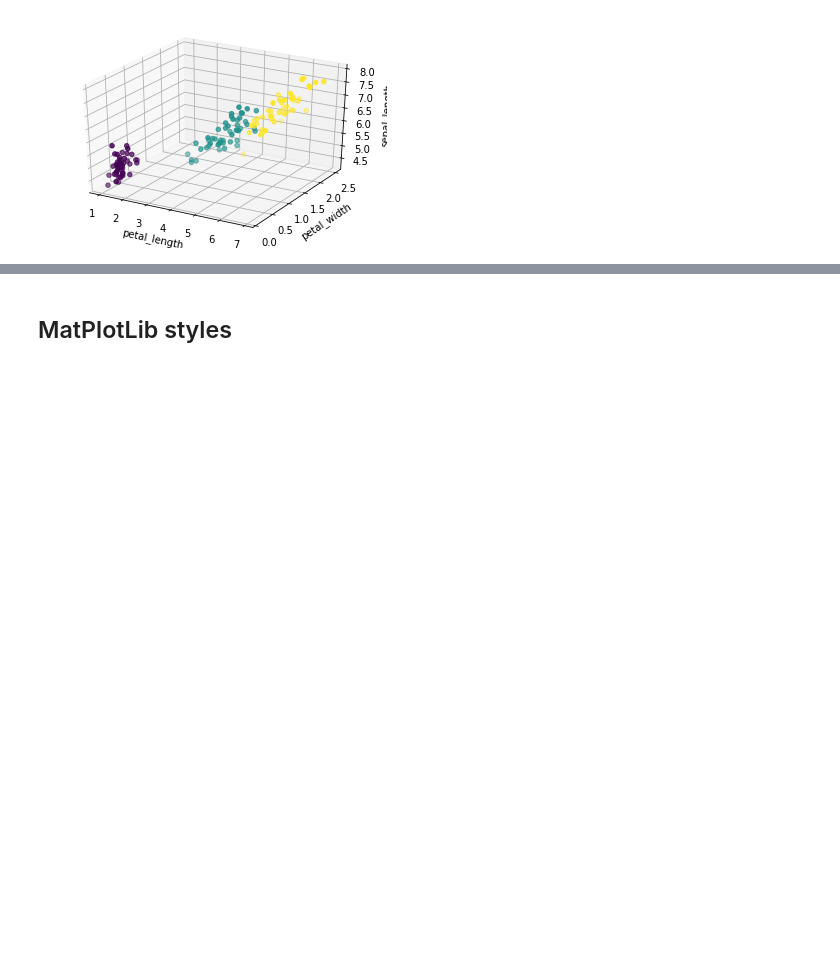
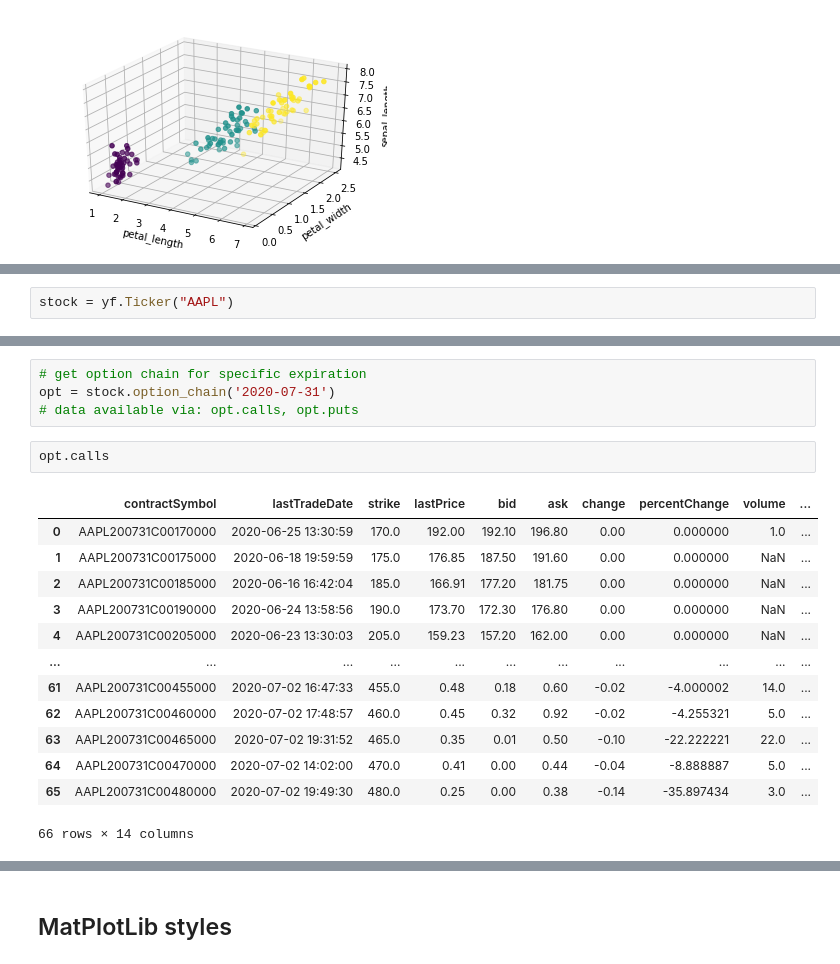
Before and after one commit to makzan/Beginning-Python-Course, a Jupyter notebook: lesson-9-plotting-graph-with-matplotlib/lesson-9-matplotlib.ipynb, the cells around one changed output, grey strips where cells are left out. Drawn from its saved outputs; the diff is of its cells as text; blank space fills up the shorter version.

```diff
--- a/lesson-9-plotting-graph-with-matplotlib/lesson-9-matplotlib.ipynb
+++ b/lesson-9-plotting-graph-with-matplotlib/lesson-9-matplotlib.ipynb
@@ -234,0 +339,2 @@ max        7.900000     4.400000      6.900000     2.500000
+# %%
+stock = yf.Ticker("AAPL")
@@ -234,0 +374,20 @@ max        7.900000     4.400000      6.900000     2.500000
+# %%
+# get option chain for specific expiration
+opt = stock.option_chain('2020-07-31')
+# data available via: opt.calls, opt.puts
+# %%
+opt.calls
+# %% [output]
+|  | contractSymbol | lastTradeDate | strike | lastPrice | bid | ask | change | percentChange | volume | ... |
+| 0 | AAPL200731C00170000 | 2020-06-25 13:30:59 | 170.0 | 192.00 | 192.10 | 196.80 | 0.00 | 0.000000 | 1.0 | ... |
+| 1 | AAPL200731C00175000 | 2020-06-18 19:59:59 | 175.0 | 176.85 | 187.50 | 191.60 | 0.00 | 0.000000 | NaN | ... |
+| 2 | AAPL200731C00185000 | 2020-06-16 16:42:04 | 185.0 | 166.91 | 177.20 | 181.75 | 0.00 | 0.000000 | NaN | ... |
+| 3 | AAPL200731C00190000 | 2020-06-24 13:58:56 | 190.0 | 173.70 | 172.30 | 176.80 | 0.00 | 0.000000 | NaN | ... |
+| 4 | AAPL200731C00205000 | 2020-06-23 13:30:03 | 205.0 | 159.23 | 157.20 | 162.00 | 0.00 | 0.000000 | NaN | ... |
+| ... | ... | ... | ... | ... | ... | ... | ... | ... | ... | ... |
+| 61 | AAPL200731C00455000 | 2020-07-02 16:47:33 | 455.0 | 0.48 | 0.18 | 0.60 | -0.02 | -4.000002 | 14.0 | ... |
+| 62 | AAPL200731C00460000 | 2020-07-02 17:48:57 | 460.0 | 0.45 | 0.32 | 0.92 | -0.02 | -4.255321 | 5.0 | ... |
+| 63 | AAPL200731C00465000 | 2020-07-02 19:31:52 | 465.0 | 0.35 | 0.01 | 0.50 | -0.10 | -22.222221 | 22.0 | ... |
+| 64 | AAPL200731C00470000 | 2020-07-02 14:02:00 | 470.0 | 0.41 | 0.00 | 0.44 | -0.04 | -8.888887 | 5.0 | ... |
+| 65 | AAPL200731C00480000 | 2020-07-02 19:49:30 | 480.0 | 0.25 | 0.00 | 0.38 | -0.14 | -35.897434 | 3.0 | ... |
+66 rows × 14 columns
```
Also changed, not shown: parts of 28 cells of this notebook.
